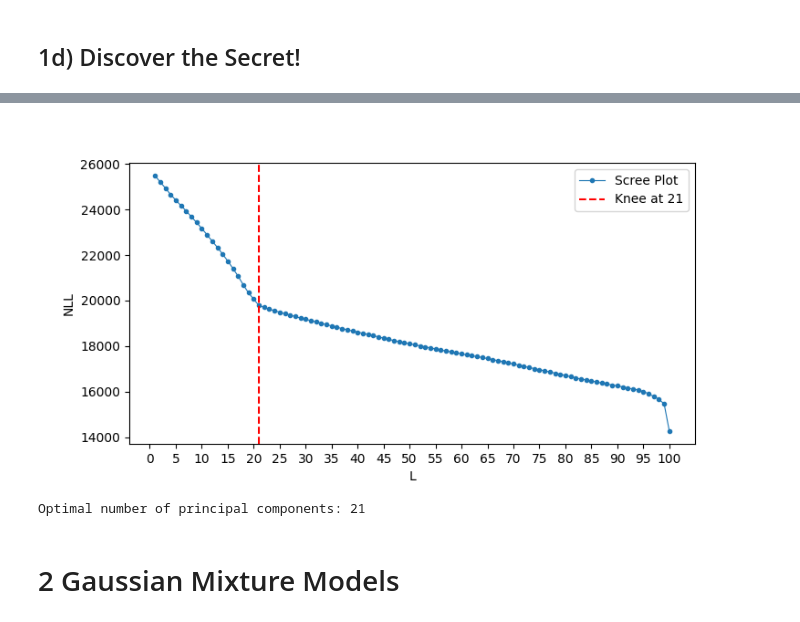
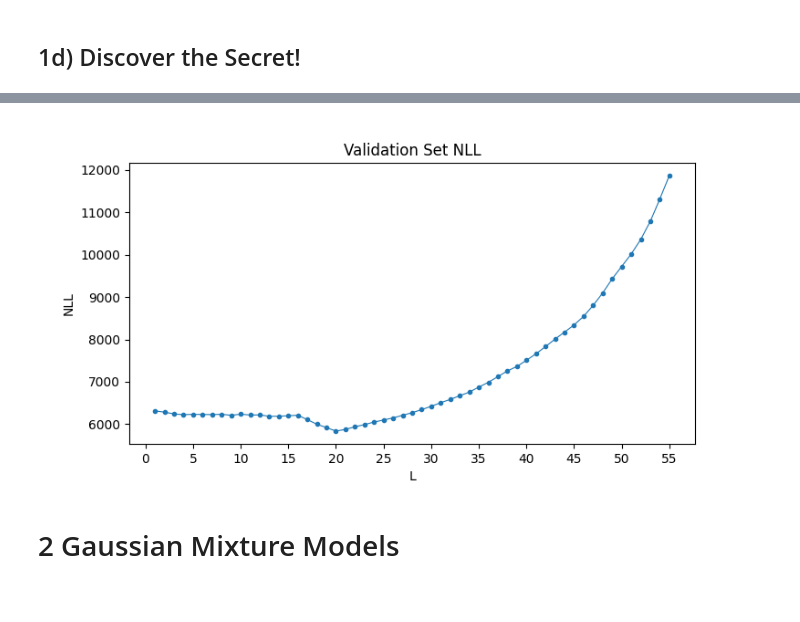
Before and after one commit to abisliouk/-IE675b-machine-learning, a Jupyter notebook: Assignment_4/a04-lvm-liza-task1.ipynb, the cells around one changed output, grey strips where cells are left out. Saved outputs shown, nothing was run; the diff lists cells and outputs as text; code cells hidden in the pictures.

```diff
--- a/Assignment_4/a04-lvm-liza-task1.ipynb
+++ b/Assignment_4/a04-lvm-liza-task1.ipynb
@@ -226,36 +246,27 @@ plt.show()
-# %%
-from kneed import KneeLocator
-
-# applyting KneeLocator to find the "elbow"
-knee = KneeLocator(
-    range(1, len(nll) + 1),
-    nll,
-    curve="convex",
-    direction="decreasing"
-)
-# plotting the Scree plot with the detected knee point
-plt.figure(figsize=(8, 4))
-
-plt.plot(range(1, len(nll) + 1), nll, marker='.', linewidth = 0.8, label="Scree Plot")
-plt.axvline(x=knee.knee, color = 'r', linestyle='--', label=f'Knee at {knee.knee}')
-xticks = np.arange(0, len(nll)+1, 5)
-plt.xticks(xticks)
-plt.xlabel('L')
-plt.ylabel('NLL')
-plt.legend()
-plt.show()
-
-print(f"Optimal number of principal components: {knee.knee}")
-# %% [output]
-[figure, removed]
-Optimal number of principal components: 21
 # %%
 # Determine a suitable choice of L using validation data.
 split = len(X) * 3 // 4
 X_train = X[:split,]
 X_valid = X[split:,]
 # %%
-# YOUR CODE HERE
+# Validation data for choice of L
+nll = []
+
+for i in range(1, 56):
+    nll.append(ppca_nll(X_valid, ppca_mle(X_train, i)))
+
+# plot the negative log-likelihood for each L
+plt.figure(figsize=(8, 4))
+x = np.arange(1, len(nll)+1)
+plt.plot(x, nll, marker='.', linestyle='-', linewidth = 0.8)
+plt.title('Validation Set NLL')
+plt.xlabel('L')
+xticks = np.arange(0, len(nll)+1, 5)
+plt.xticks(xticks)
+plt.ylabel('NLL')
+plt.show()
+# %% [output]
+[figure, added]
 # %% [markdown]
 # 2 Gaussian Mixture Models
 # %% [markdown]
```
Also changed, not shown: parts of 4 cells of this notebook.
